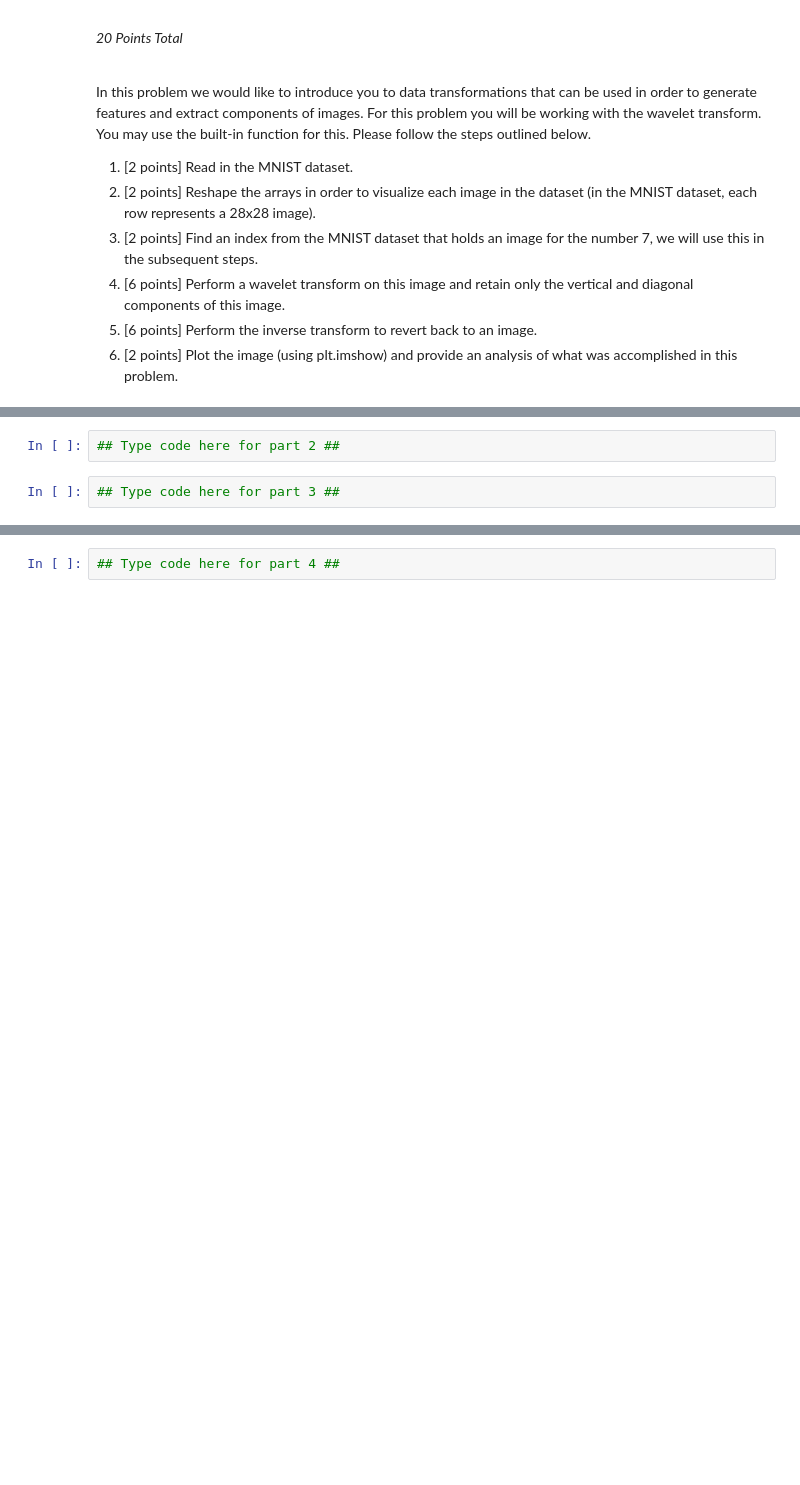
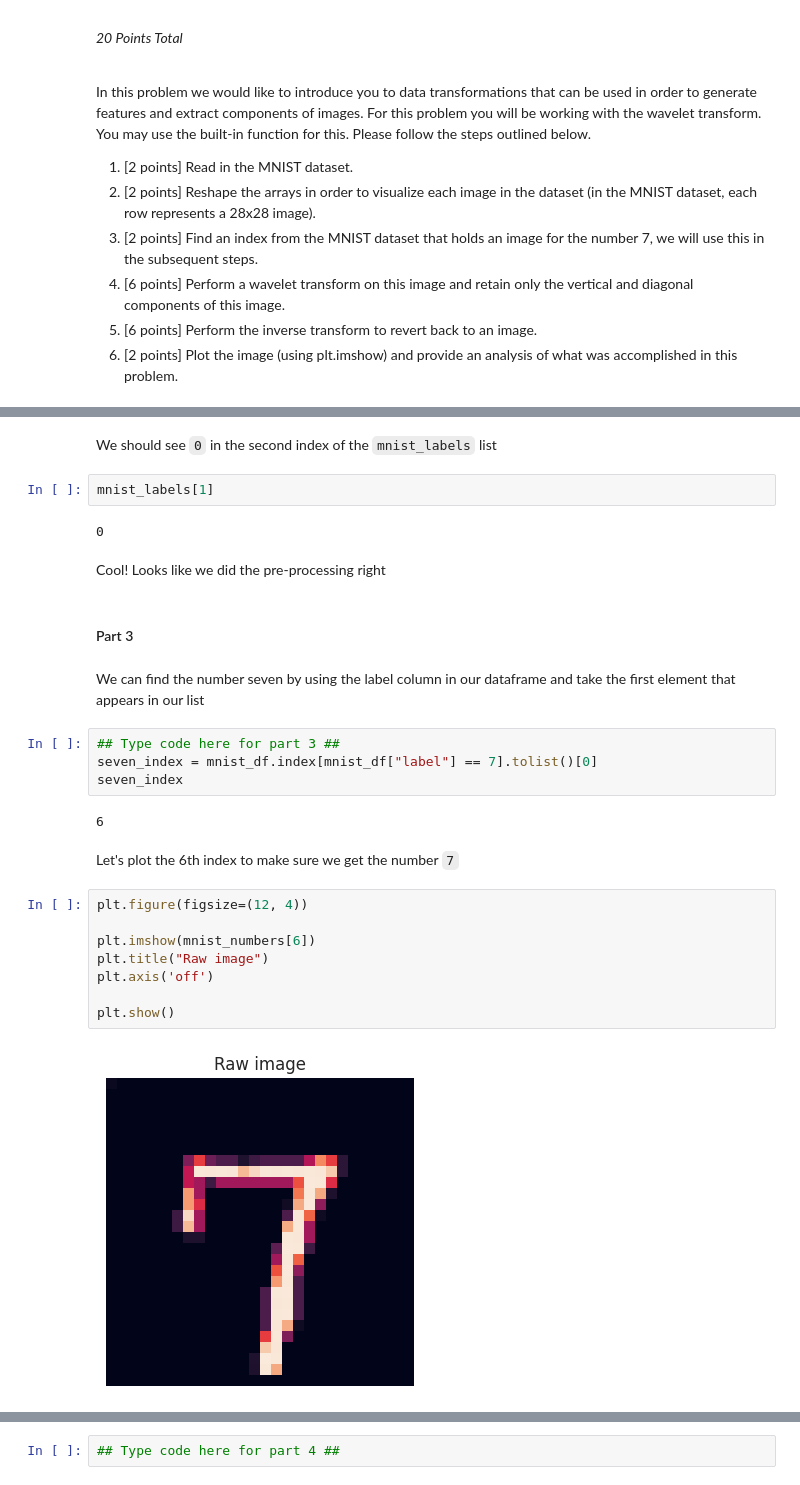
Before and after one commit to DrewRosales/algorithmsForDataScience, a Jupyter notebook: hw/hw2/HW2_v2024-02-08.ipynb, the cells around one changed output, grey strips where cells are left out. Drawn from its saved outputs; the diff is of its cells as text; blank space fills up the shorter version.

```diff
--- a/hw/hw2/HW2_v2024-02-08.ipynb
+++ b/hw/hw2/HW2_v2024-02-08.ipynb
@@ -166,4 +293,30 @@ In this problem we would like to introduce you to data transformations that can
+# %% [markdown]
+We should see `0` in the second index of the `mnist_labels` list
+# %%
+mnist_labels[1]
+# %% [output]
+0
+# %% [markdown]
+Cool! Looks like we did the pre-processing right
+# %% [markdown]
+#### Part 3
+# %% [markdown]
+We can find the number seven by using the label column in our dataframe and take the first element that appears in our list
 # %%
-## Type code here for part 2 ##
+## Type code here for part 3 ##
+seven_index = mnist_df.index[mnist_df["label"] == 7].tolist()[0]
+seven_index
+# %% [output]
+6
-# %%
-## Type code here for part 3 ##
+# %% [markdown]
+Let's plot the 6th index to make sure we get the number `7`
+# %%
+plt.figure(figsize=(12, 4))
+
+plt.imshow(mnist_numbers[6])
+plt.title("Raw image")
+plt.axis('off')
+
+plt.show()
+# %% [output]
+[figure, added]
```
Also changed, not shown: parts of 48 cells of this notebook.
